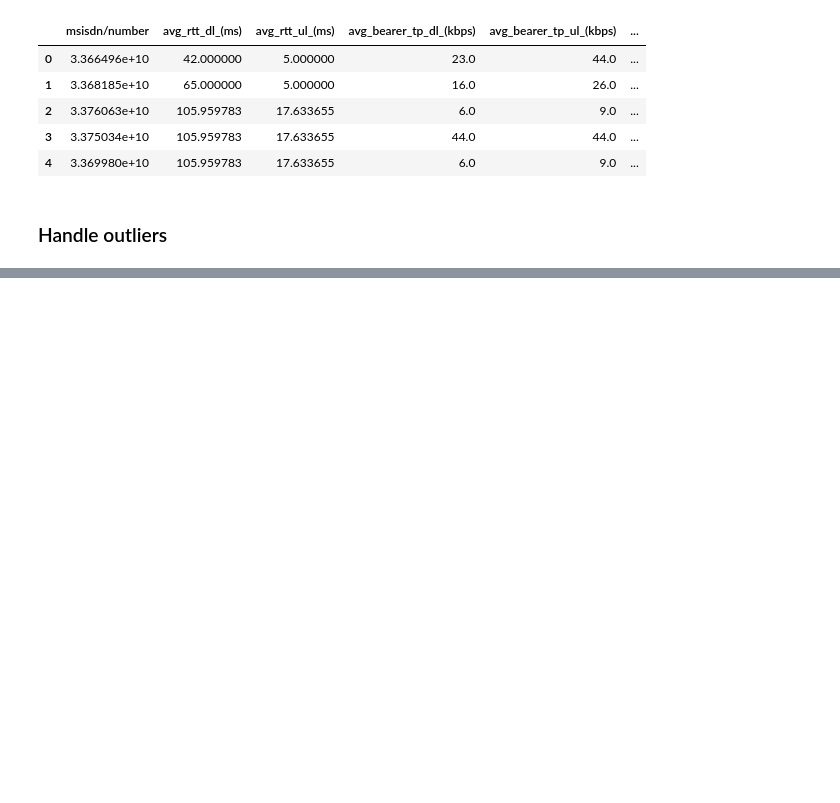
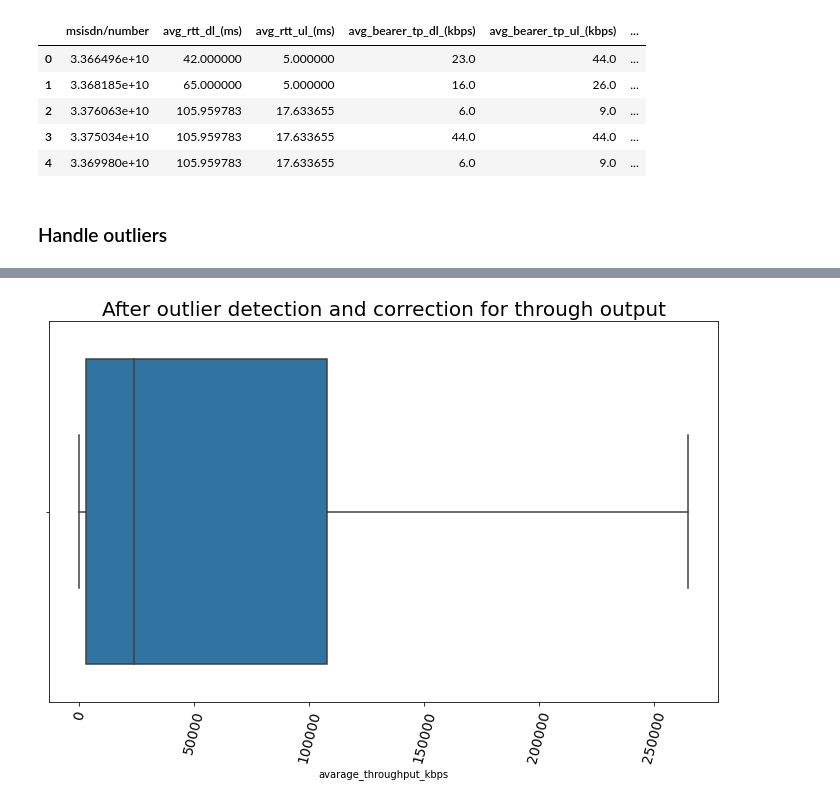
Before and after one commit to michaelgetachew-abebe/Telecom-User-Analytics, a Jupyter notebook: notebooks/user_experience_analytics.ipynb, the cells around one changed output, grey strips where cells are left out. Saved outputs shown, nothing was run; the diff lists cells and outputs as text; code cells hidden in the pictures; blank space fills up the shorter version.

```diff
--- a/notebooks/user_experience_analytics.ipynb
+++ b/notebooks/user_experience_analytics.ipynb
@@ -65,0 +310,7 @@ TypeError: handle_outliers_with_mode() takes from 2 to 3 positional arguments bu
+# %%
+# The box plots above show that both avarage_throughput_kbps and tcp_retrans_bytes both involve outliers which need to be handelled
+cleaned_aggregate_throughput_per_handset = assistant.handle_outliers(aggregate_throughput_per_handset, 'avarage_throughput_kbps')
+
+plotter.plot_box(cleaned_aggregate_throughput_per_handset, 'avarage_throughput_kbps', 'After outlier detection and correction for through output')
+# %% [output]
+[figure, added]
```
Also changed, not shown: parts of 40 cells of this notebook.
